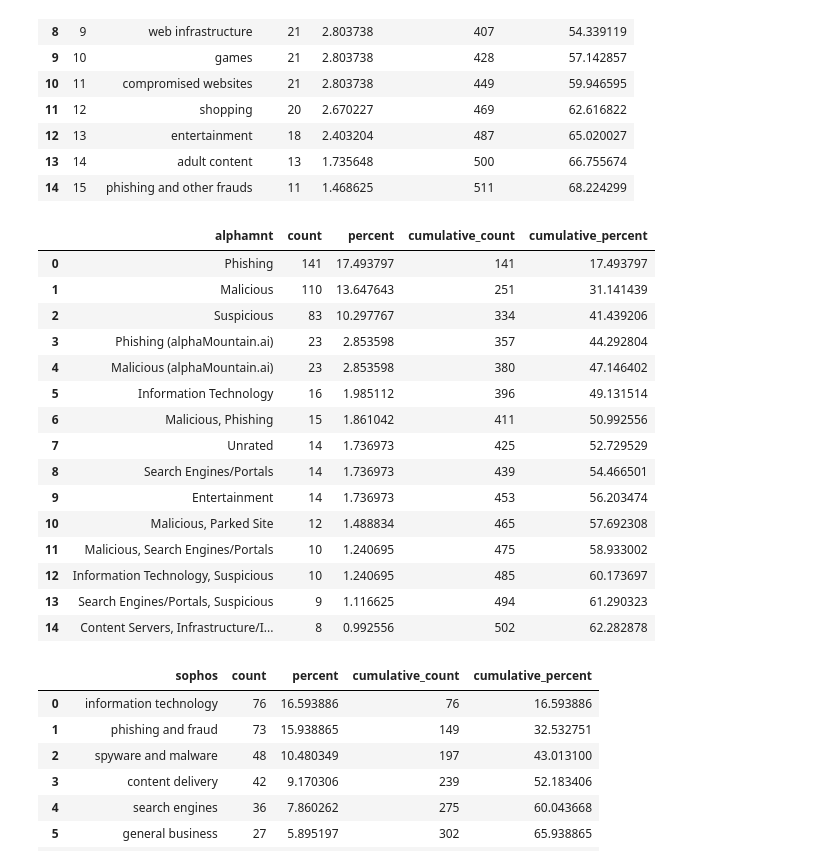
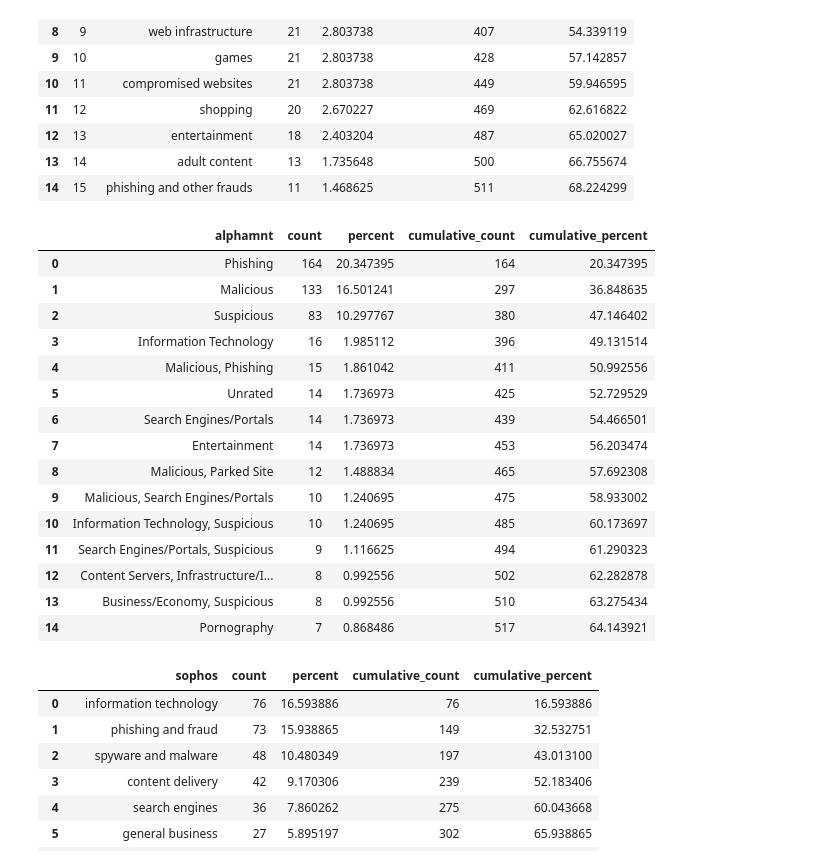
Before and after one commit to themains/bad_domains, a Jupyter notebook: scripts/domain-level.ipynb, the cells around one changed output. Saved outputs shown, nothing was run; the diff lists cells and outputs as text; code cells hidden in the pictures.

```diff
--- a/scripts/domain-level.ipynb
+++ b/scripts/domain-level.ipynb
@@ -144,25 +144,31 @@ fp_cat
 | 13 | 14 | adult content | 13 | 1.735648 | 500 | 66.755674 |
 | 14 | 15 | phishing and other frauds | 11 | 1.468625 | 511 | 68.224299 |
 # %%
-am_cat = df.query("malicious>=2").stb.freq(["alphamnt"]).head(_n)
+am_cat = (
+    df.query("malicious>=2")
+    .replace("Phishing (alphaMountain.ai)", "Phishing")
+    .replace("Malicious (alphaMountain.ai)", "Malicious")
+    .stb.freq(["alphamnt"])
+    .head(_n)
+)
 am_cat
 # %% [output]
 |  | alphamnt | count | percent | cumulative_count | cumulative_percent |
-| 0 | Phishing | 141 | 17.493797 | 141 | 17.493797 |
-| 1 | Malicious | 110 | 13.647643 | 251 | 31.141439 |
-| 2 | Suspicious | 83 | 10.297767 | 334 | 41.439206 |
-| 3 | Phishing (alphaMountain.ai) | 23 | 2.853598 | 357 | 44.292804 |
-| 4 | Malicious (alphaMountain.ai) | 23 | 2.853598 | 380 | 47.146402 |
-| 5 | Information Technology | 16 | 1.985112 | 396 | 49.131514 |
-| 6 | Malicious, Phishing | 15 | 1.861042 | 411 | 50.992556 |
-| 7 | Unrated | 14 | 1.736973 | 425 | 52.729529 |
-| 8 | Search Engines/Portals | 14 | 1.736973 | 439 | 54.466501 |
-| 9 | Entertainment | 14 | 1.736973 | 453 | 56.203474 |
-| 10 | Malicious, Parked Site | 12 | 1.488834 | 465 | 57.692308 |
-| 11 | Malicious, Search Engines/Portals | 10 | 1.240695 | 475 | 58.933002 |
-| 12 | Information Technology, Suspicious | 10 | 1.240695 | 485 | 60.173697 |
-| 13 | Search Engines/Portals, Suspicious | 9 | 1.116625 | 494 | 61.290323 |
-| 14 | Content Servers, Infrastructure/I... | 8 | 0.992556 | 502 | 62.282878 |
+| 0 | Phishing | 164 | 20.347395 | 164 | 20.347395 |
+| 1 | Malicious | 133 | 16.501241 | 297 | 36.848635 |
+| 2 | Suspicious | 83 | 10.297767 | 380 | 47.146402 |
+| 3 | Information Technology | 16 | 1.985112 | 396 | 49.131514 |
+| 4 | Malicious, Phishing | 15 | 1.861042 | 411 | 50.992556 |
+| 5 | Unrated | 14 | 1.736973 | 425 | 52.729529 |
+| 6 | Search Engines/Portals | 14 | 1.736973 | 439 | 54.466501 |
+| 7 | Entertainment | 14 | 1.736973 | 453 | 56.203474 |
+| 8 | Malicious, Parked Site | 12 | 1.488834 | 465 | 57.692308 |
+| 9 | Malicious, Search Engines/Portals | 10 | 1.240695 | 475 | 58.933002 |
+| 10 | Information Technology, Suspicious | 10 | 1.240695 | 485 | 60.173697 |
+| 11 | Search Engines/Portals, Suspicious | 9 | 1.116625 | 494 | 61.290323 |
+| 12 | Content Servers, Infrastructure/I... | 8 | 0.992556 | 502 | 62.282878 |
+| 13 | Business/Economy, Suspicious | 8 | 0.992556 | 510 | 63.275434 |
+| 14 | Pornography | 7 | 0.868486 | 517 | 64.143921 |
 # %%
 sophos_cat = df.query("malicious>=2").stb.freq(["sophos"]).head(_n)
 sophos_cat
```
Also changed, not shown: parts of 6 cells of this notebook.
